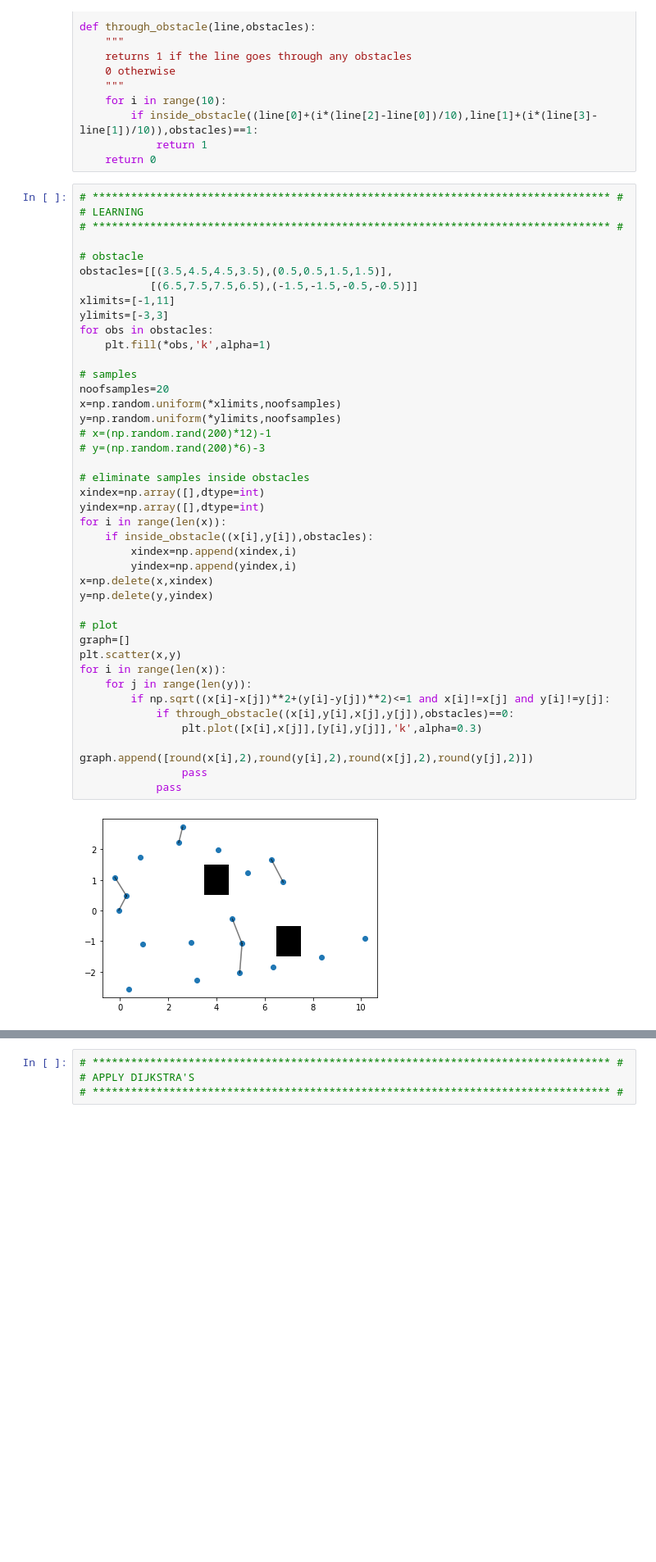
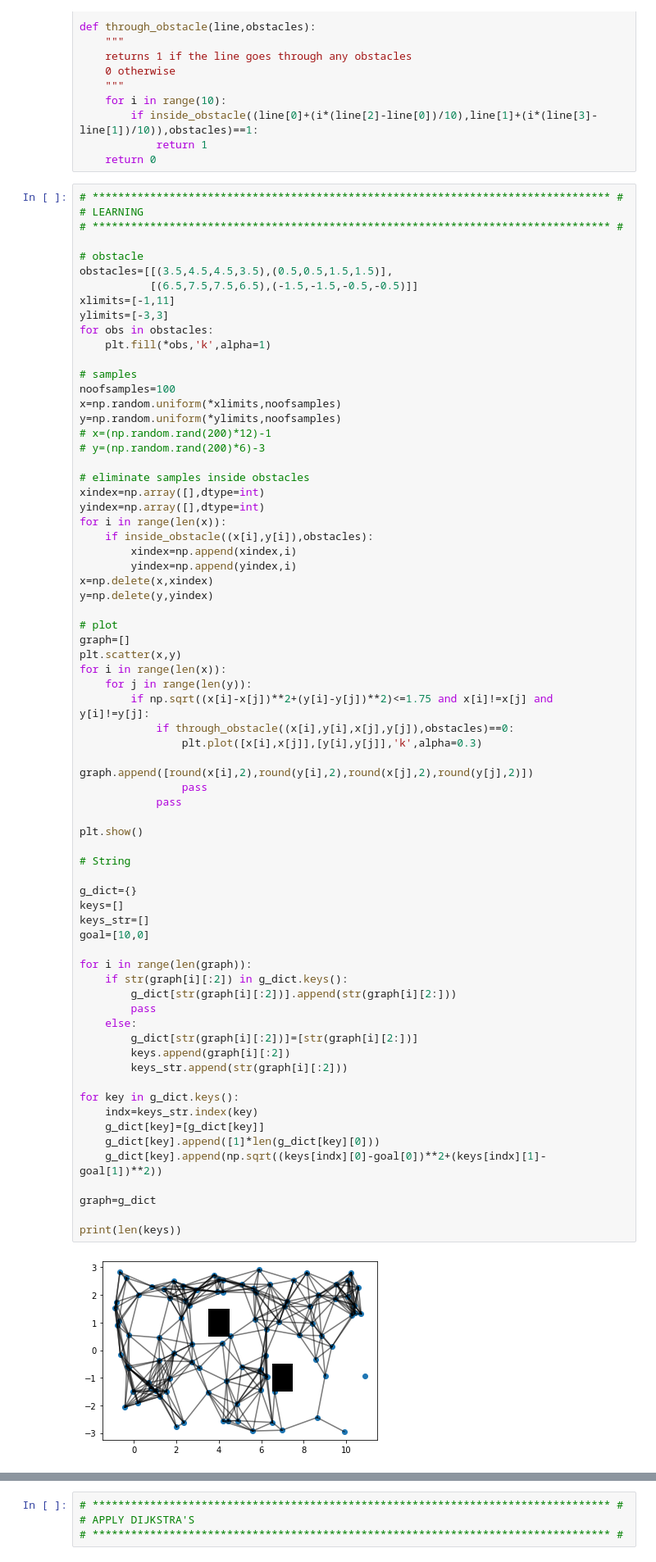
Before and after one commit to KedarMore/algo-HW4-a-Dijkstra-s-PRM-RRT, a Jupyter notebook: prm.ipynb, the cells around one changed output, grey strips where cells are left out. Shown: that part at 82% size. Saved outputs shown, nothing was run; the diff lists cells and outputs as text; blank space fills up the shorter version.

```diff
--- a/prm.ipynb
+++ b/prm.ipynb
@@ -35,33 +35,61 @@ ylimits=[-3,3]
 for obs in obstacles:
     plt.fill(*obs,'k',alpha=1)
 
 # samples
-noofsamples=20
+noofsamples=100
 x=np.random.uniform(*xlimits,noofsamples)
 y=np.random.uniform(*ylimits,noofsamples)
 # x=(np.random.rand(200)*12)-1
 # y=(np.random.rand(200)*6)-3
 
 # eliminate samples inside obstacles
 xindex=np.array([],dtype=int)
 yindex=np.array([],dtype=int)
 for i in range(len(x)):
     if inside_obstacle((x[i],y[i]),obstacles):
         xindex=np.append(xindex,i)
         yindex=np.append(yindex,i)
 x=np.delete(x,xindex)
 y=np.delete(y,yindex)
 
 # plot
 graph=[]
 plt.scatter(x,y)
 for i in range(len(x)):
     for j in range(len(y)):
-        if np.sqrt((x[i]-x[j])**2+(y[i]-y[j])**2)<=1 and x[i]!=x[j] and y[i]!=y[j]:
+        if np.sqrt((x[i]-x[j])**2+(y[i]-y[j])**2)<=1.75 and x[i]!=x[j] and y[i]!=y[j]:
             if through_obstacle((x[i],y[i],x[j],y[j]),obstacles)==0:
                 plt.plot([x[i],x[j]],[y[i],y[j]],'k',alpha=0.3)
                 graph.append([round(x[i],2),round(y[i],2),round(x[j],2),round(y[j],2)])
                 pass
             pass
+
+plt.show()
+
+# String
+
+g_dict={}
+keys=[]
+keys_str=[]
+goal=[10,0]
+
+for i in range(len(graph)):
+    if str(graph[i][:2]) in g_dict.keys():
+        g_dict[str(graph[i][:2])].append(str(graph[i][2:]))
+        pass
+    else:
+        g_dict[str(graph[i][:2])]=[str(graph[i][2:])]
+        keys.append(graph[i][:2])
+        keys_str.append(str(graph[i][:2]))
+
+for key in g_dict.keys():
+    indx=keys_str.index(key)
+    g_dict[key]=[g_dict[key]]
+    g_dict[key].append([1]*len(g_dict[key][0]))
+    g_dict[key].append(np.sqrt((keys[indx][0]-goal[0])**2+(keys[indx][1]-goal[1])**2))
+
+graph=g_dict
+
+print(len(keys))
 # %% [output]
-[figure, old version]
+[figure, new version]
```
Also changed, not shown: parts of 8 cells of this notebook.
